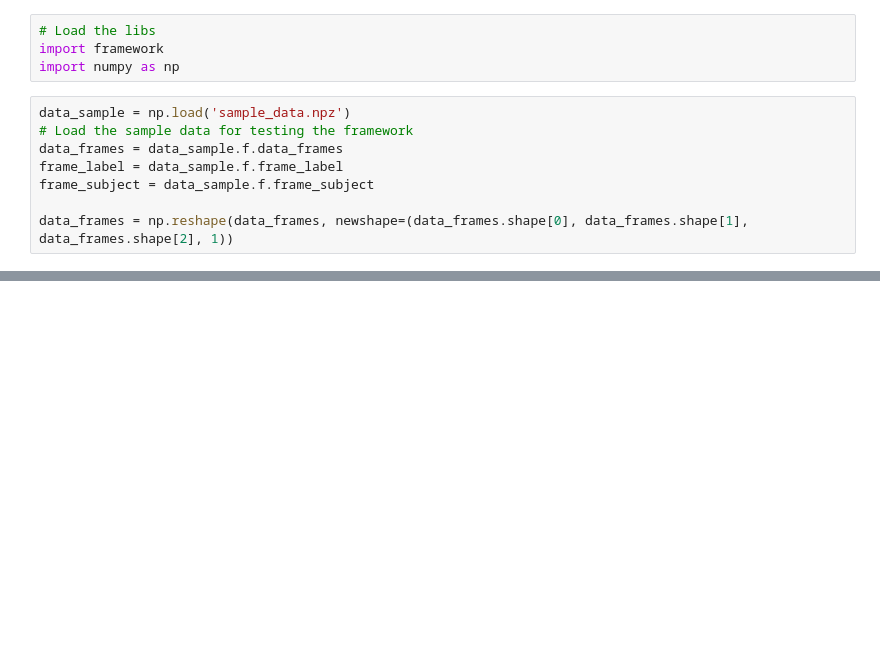
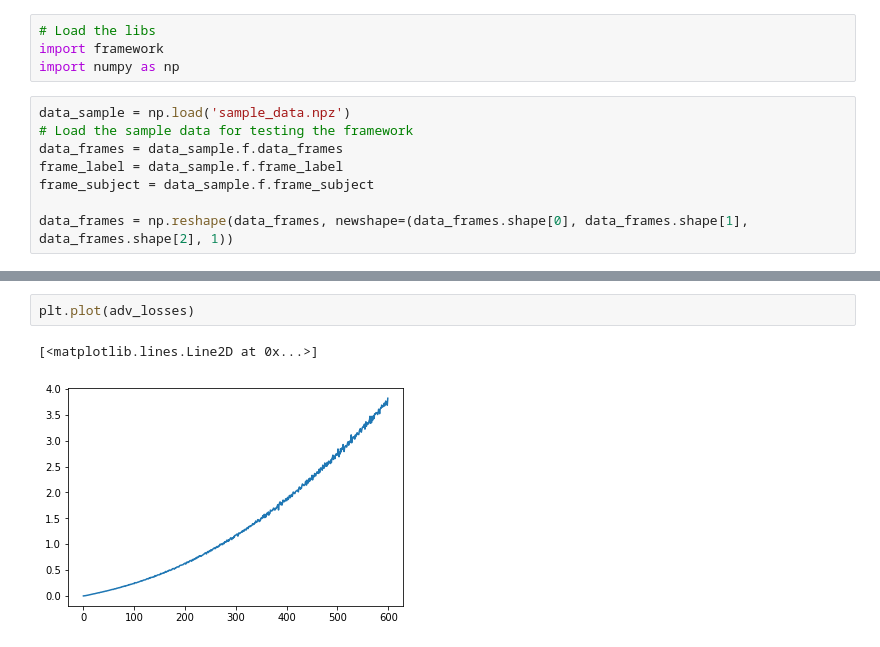
Before and after one commit to Han-YY/PainEEG_AdversarialModel, a Jupyter notebook: geneModel_test.ipynb, the cells around one changed output, grey strips where cells are left out. Drawn from its saved outputs; the diff is of its cells as text; blank space fills up the shorter version.

```diff
--- a/geneModel_test.ipynb
+++ b/geneModel_test.ipynb
@@ -45,0 +49,5 @@ print(adv_accs)
+# %%
+plt.plot(adv_losses)
+# %% [output]
+[<matplotlib.lines.Line2D at 0x...>]
+[figure, added]
```
Also changed, not shown: parts of 5 cells of this notebook, 2 other files.
